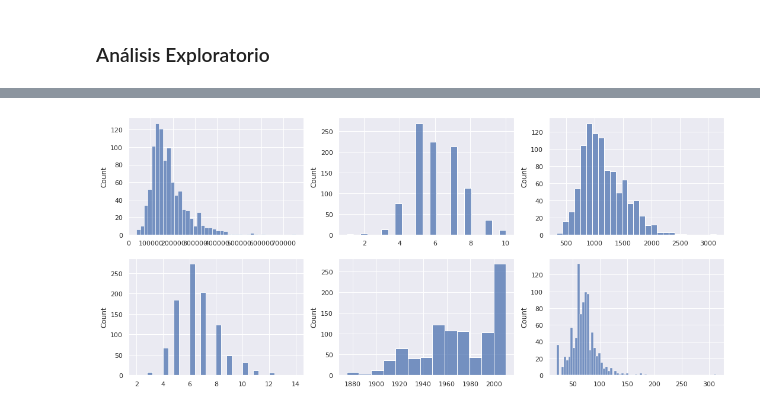
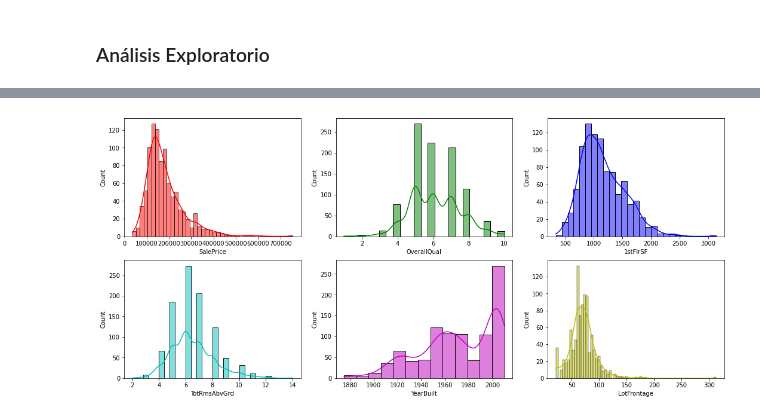
Before and after one commit to navas604/Ciencia-de-Datos-en-Python, a Jupyter notebook: Proyecto.ipynb, the cells around one changed output, grey strips where cells are left out. Cells and saved outputs as stored; diff of their text form; code cells hidden in the pictures.

```diff
--- a/Proyecto.ipynb
+++ b/Proyecto.ipynb
@@ -28,4 +67,9 @@ dataset = np.load(URL)
 # %%
+# Convertirlo a DataFrame
+
 variables = list(["SalePrice", "OverallQual", "1stFlrSF", "TotRmsAbvGrd", "YearBuilt", "LotFrontage"])
-print("Descripción de variables:\n  ", variables)
+
+df = pd.DataFrame(dataset, columns=variables)
+
+df
 # %% [output]
@@ -97,0 +101,7 @@ print(dataset[:20,])
+# %%
+# Convertir algunas variables a enteros
+df["OverallQual"] = df["OverallQual"].astype(int)
+df["TotRmsAbvGrd"] = df["TotRmsAbvGrd"].astype(int)
+df["YearBuilt"] = df["YearBuilt"].astype(int)
+
+print(df.dtypes)
@@ -98,11 +132,11 @@ print(dataset[:20,])
 # %%
-# Separar Train y Test
+# Separar dataframe en Train y Test
 
-rows, columns = dataset.shape
+rows, columns = df.shape
 
-train = dataset[0:int(rows*0.8),]
-test = dataset[int(rows*0.8):,]
+train = df.loc[:int(rows*0.8),]
+test = df.loc[int(rows*0.8)+1:,]
 
-print("Train shape", train.shape)
-print("Test shape", test.shape)
+print("Train shape: ", train.shape)
+print("Test shape:  ", test.shape)
 # %% [output]
@@ -140,13 +224,14 @@ Desviación Estándar:
 # %%
 # Histograma de cada variable
 
 size, axes = plt.subplots(2, 3, figsize=(18, 8))
-
+#colors =
+#colors=["C0", "C1", "k"]
+#colors = dict(zip(unique, sns.color_palette(n_colors=len(unique))))
+colors = ["r", "g", "b", "c", "m", "y"]
 
 for i in range(columns-3):
-  sns.histplot(train[:,i], ax=axes[0,i])
-  sns.histplot(train[:,i+3], ax=axes[1,i])
-
-plt.show()
+  sns.histplot(train.iloc[:,i], kde=True, color=colors[i], ax=axes[0,i])
+  sns.histplot(train.iloc[:,i+3], kde=True, color=colors[i+3], ax=axes[1,i])
 # %% [output]
-[figure, old version]
+[figure, new version]
```
Also changed, not shown: parts of 21 cells of this notebook.
